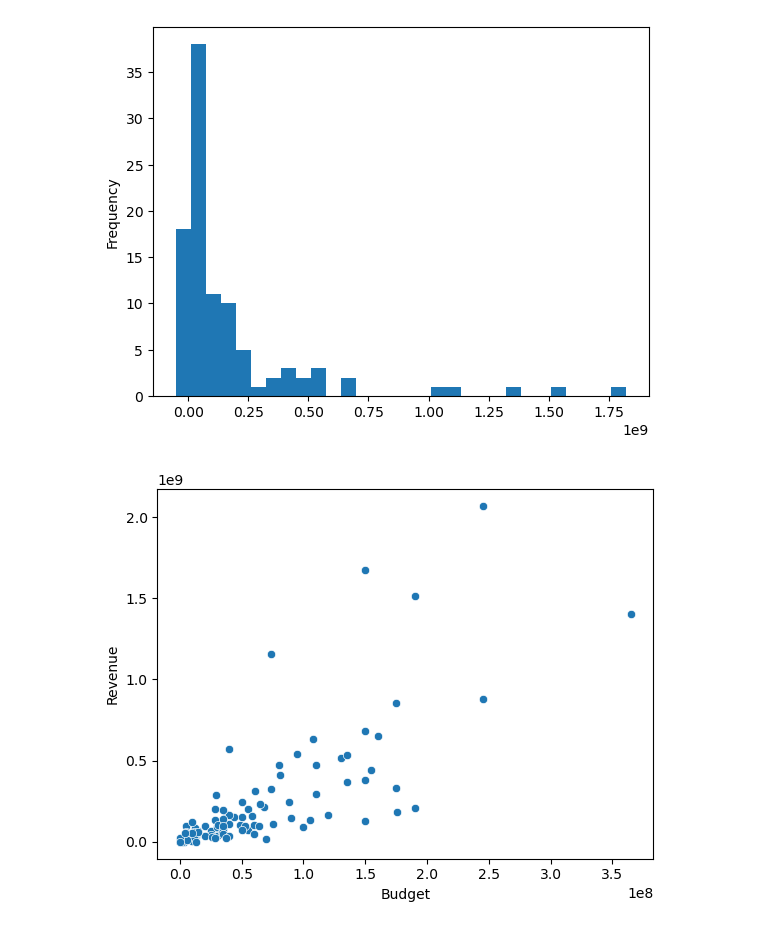
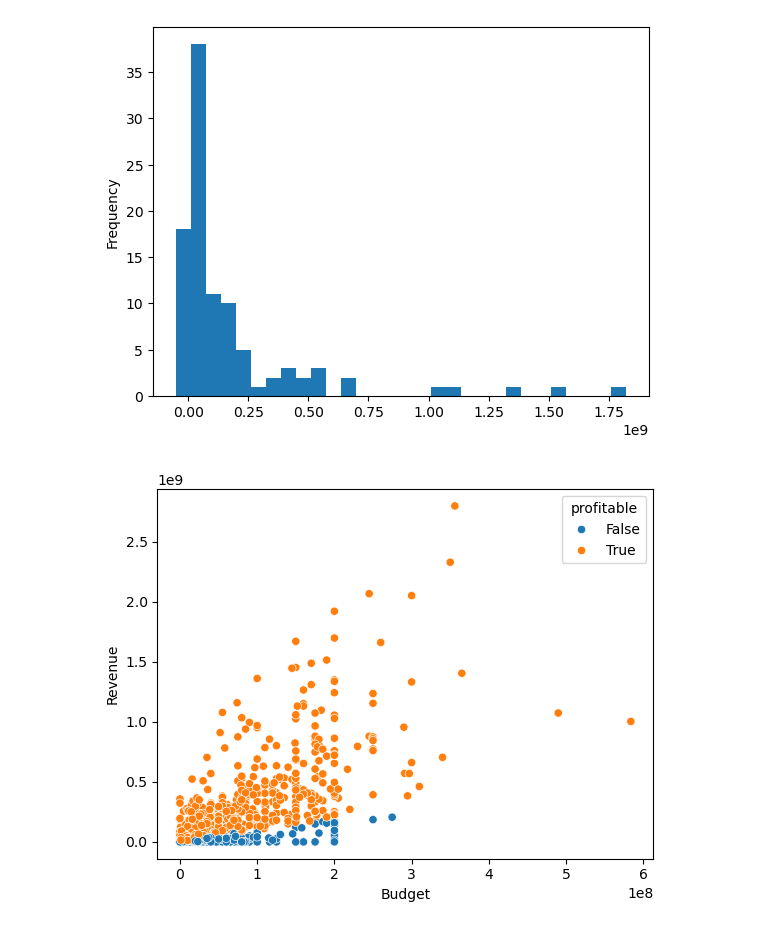
Before and after one commit to nss-data-science-cohort-9/webscraping-apis-movies-the-cranberries, a Jupyter notebook: notebooks/cdg_issue_5.ipynb, the cells around one changed output. Saved outputs shown, nothing was run; the diff lists cells and outputs as text; code cells hidden in the pictures.

Commit message:
facetgrid with profit boolean color legend

```diff
--- a/notebooks/cdg_issue_5.ipynb
+++ b/notebooks/cdg_issue_5.ipynb
@@ -31 +32,4 @@ movies_2015_2024
 1007 rows × 9 columns
+# %%
+movies_2015_2024['profitable'] = movies_2015_2024['profit'] > 0
+movies_2015_2024
@@ -52,13 +70,13 @@ movies_2015['profit'].plot(kind='hist', bins = 30);
 [figure]
 # %%
 sns.scatterplot(
-    data=movies_2015,
+    data=movies_2015_2024,
     x="Budget",
-    y="Revenue"#,
-    #hue="Year"
+    y="Revenue",
+    hue="profitable"
 );
 # %% [output]
-[figure, old version]
+[figure, new version]
 # %%
 # Convert Genre column to list type so that it can be exploded
 movies_2015_2024['Genre'] = movies_2015_2024['Genre'].apply(lambda x: ast.literal_eval(x) if isinstance(x, str) and x.startswith('[') else x)
```
Also changed, not shown: parts of 5 cells of this notebook.
